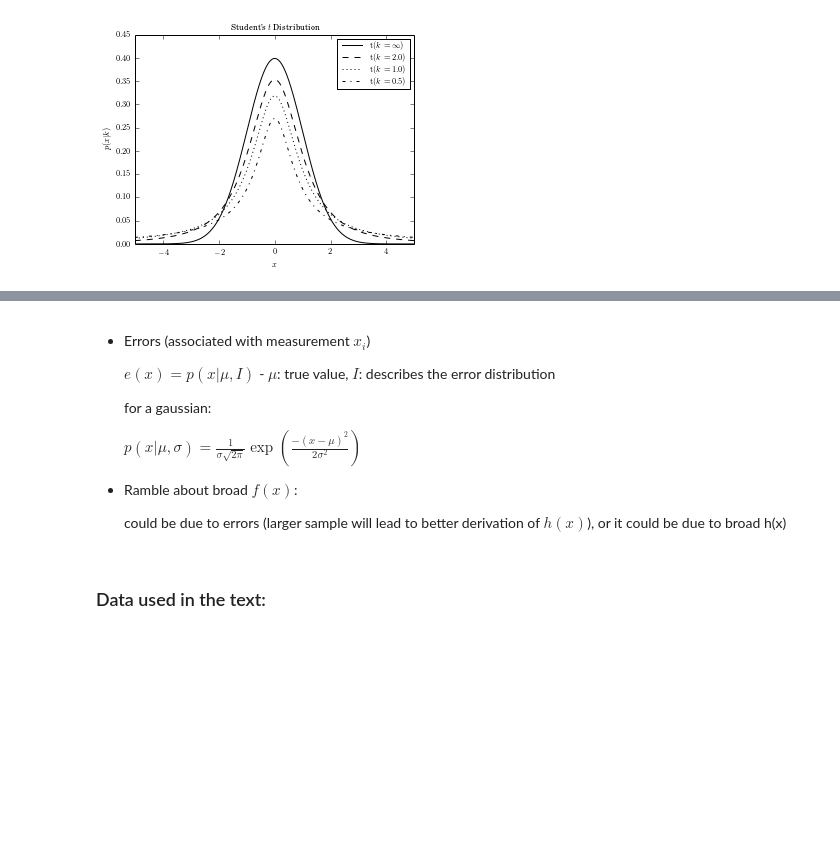
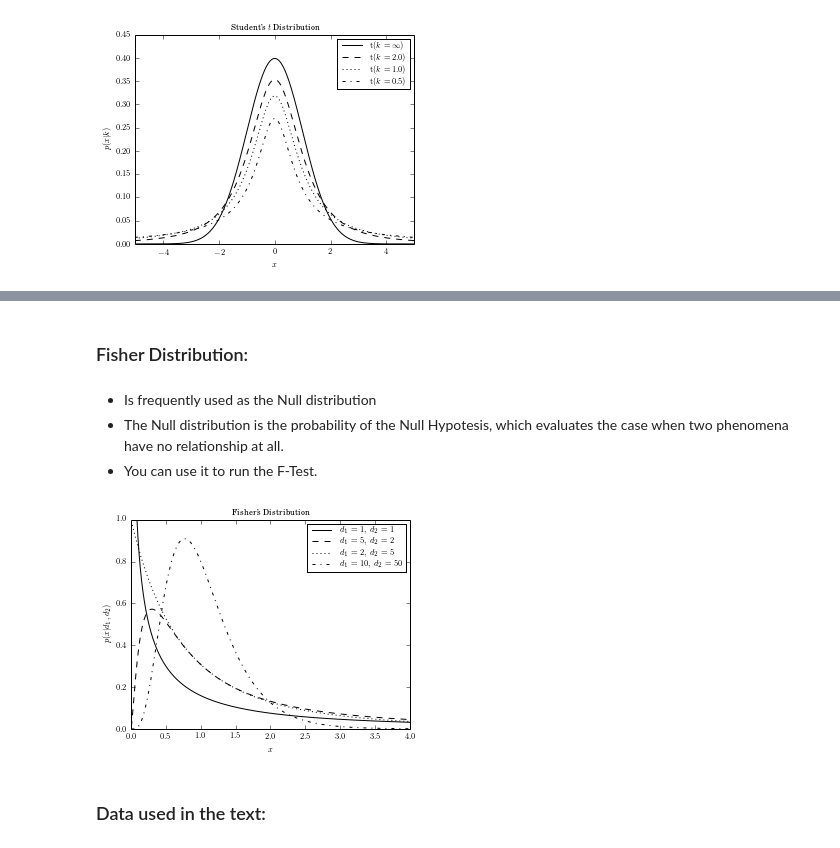
Before and after one commit to leonpalafox/astroml, a Jupyter notebook: chapter2.ipynb, the cells around one changed output, grey strips where cells are left out. Drawn from its saved outputs; the diff is of its cells as text; code cells hidden in the pictures; blank space fills up the shorter version.

```diff
--- a/chapter2.ipynb
+++ b/chapter2.ipynb
@@ -95,16 +69,56 @@ Stats Terminology:
-# %% [markdown]
-* Errors (associated with measurement $x_i$)
-
-    $e(x)=p(x|\mu,I)$ - $\mu$: true value, $I$: describes the error distribution
-
-    for a gaussian:
-
-    $p(x|\mu,\sigma)=\frac{1}{\sigma\sqrt{2\pi}}\exp{\left(\frac{-(x-\mu)^2}{2\sigma^2}\right)}$
-
-
-* Ramble about broad $f(x)$:
-
-    could be due to errors (larger sample will lead to better derivation of $h(x)$), or it could be due to broad h(x)
+# %% [markdown]
+### Fisher Distribution:
+# %% [markdown]
+* Is frequently used as the Null distribution
+* The Null distribution is the probability of the Null Hypotesis, which evaluates the case when two phenomena have no relationship at all.
+* You can use it to run the F-Test.
+# %%
+# Author: Jake VanderPlas
+# License: BSD
+#   The figure produced by this code is published in the textbook
+#   "Statistics, Data Mining, and Machine Learning in Astronomy" (2013)
+#   For more information, see http://astroML.github.com
+#   To report a bug or issue, use the following forum:
+#    https://groups.google.com/forum/#!forum/astroml-general
+import numpy as np
+from scipy.stats import f as fisher_f
+from matplotlib import pyplot as plt
+
+#----------------------------------------------------------------------
+# This function adjusts matplotlib settings for a uniform feel in the textbook.
+# Note that with usetex=True, fonts are rendered with LaTeX.  This may
+# result in an error if LaTeX is not installed on your system.  In that case,
+# you can set usetex to False.
+from astroML.plotting import setup_text_plots
+setup_text_plots(fontsize=8, usetex=True)
+
+#------------------------------------------------------------
+# Define the distribution parameters to be plotted
+mu = 0
+d1_values = [1, 5, 2, 10]
+d2_values = [1, 2, 5, 50]
+linestyles = ['-', '--', ':', '-.']
+x = np.linspace(0, 5, 1001)[1:]
+
+fig, ax = plt.subplots(figsize=(5, 3.75))
+
+for (d1, d2, ls) in zip(d1_values, d2_values, linestyles):
+    dist = fisher_f(d1, d2, mu)
+
+    plt.plot(x, dist.pdf(x), ls=ls, c='black',
+             label=r'$d_1=%i,\ d_2=%i$' % (d1, d2))
+
+plt.xlim(0, 4)
+plt.ylim(0.0, 1.0)
+
+plt.xlabel('$x$')
+plt.ylabel(r'$p(x|d_1, d_2)$')
+plt.title("Fisher's Distribution")
+
+plt.legend()
+plt.show()
+# %% [output]
+[figure, added]
 # %% [markdown]
 ### Data used in the text:
 # %% [markdown]
```
Also changed, not shown: parts of 1 cell of this notebook, 1 other file.
